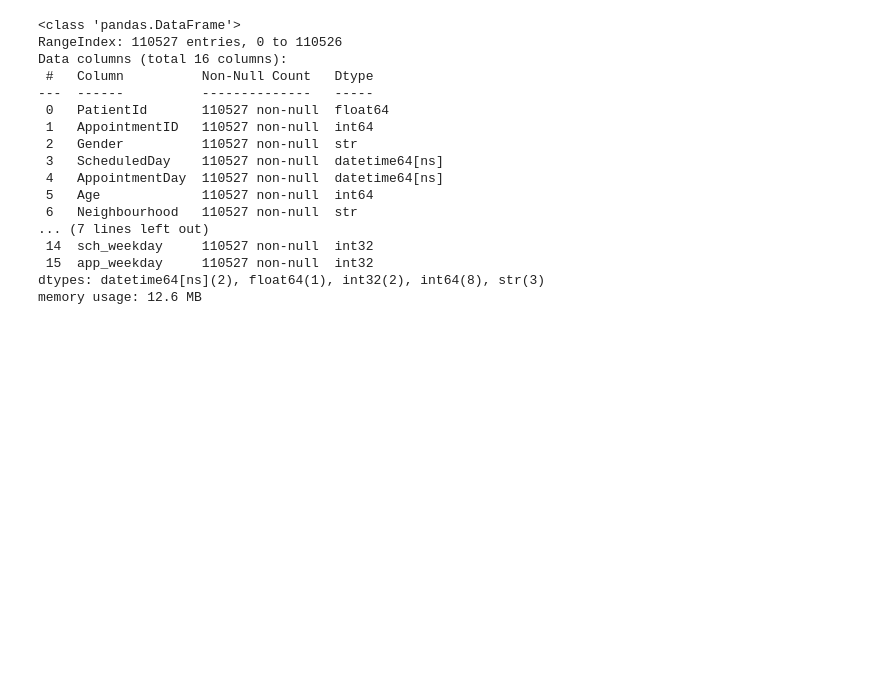
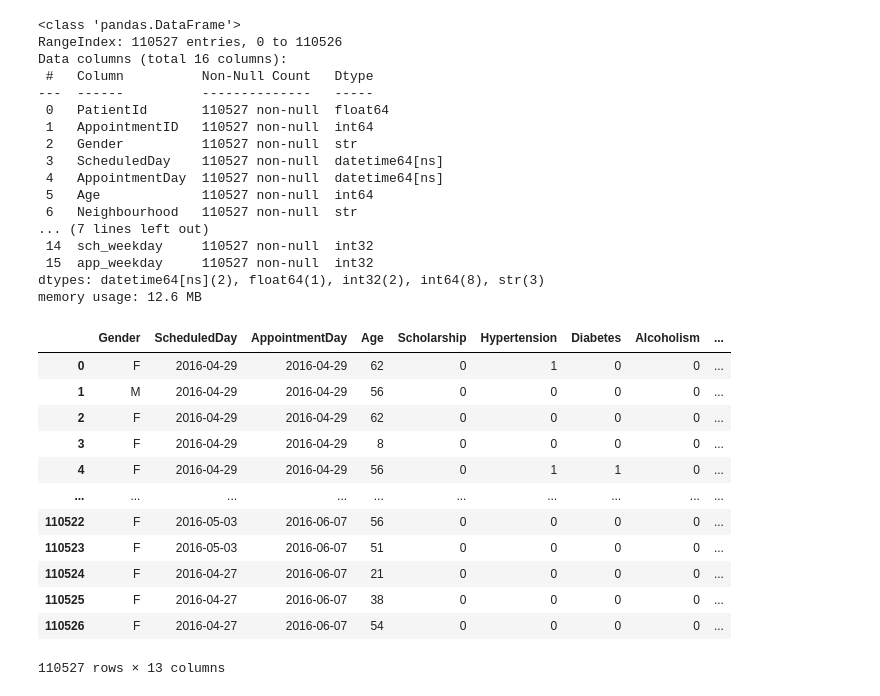
Before and after one commit to amandebnath/EDA-for-Healthcare, a Jupyter notebook: medical_appointments.ipynb, the cells around one changed output. Drawn from its saved outputs; the diff is of its cells as text; code cells hidden in the pictures; blank space fills up the shorter version.

```diff
--- a/medical_appointments.ipynb
+++ b/medical_appointments.ipynb
@@ -135,0 +139,16 @@ memory usage: 12.6 MB
+# %%
+df
+# %% [output]
+|  | Gender | ScheduledDay | AppointmentDay | Age | Scholarship | Hypertension | Diabetes | Alcoholism | ... |
+| 0 | F | 2016-04-29 | 2016-04-29 | 62 | 0 | 1 | 0 | 0 | ... |
+| 1 | M | 2016-04-29 | 2016-04-29 | 56 | 0 | 0 | 0 | 0 | ... |
+| 2 | F | 2016-04-29 | 2016-04-29 | 62 | 0 | 0 | 0 | 0 | ... |
+| 3 | F | 2016-04-29 | 2016-04-29 | 8 | 0 | 0 | 0 | 0 | ... |
+| 4 | F | 2016-04-29 | 2016-04-29 | 56 | 0 | 1 | 1 | 0 | ... |
+| ... | ... | ... | ... | ... | ... | ... | ... | ... | ... |
+| 110522 | F | 2016-05-03 | 2016-06-07 | 56 | 0 | 0 | 0 | 0 | ... |
+| 110523 | F | 2016-05-03 | 2016-06-07 | 51 | 0 | 0 | 0 | 0 | ... |
+| 110524 | F | 2016-04-27 | 2016-06-07 | 21 | 0 | 0 | 0 | 0 | ... |
+| 110525 | F | 2016-04-27 | 2016-06-07 | 38 | 0 | 0 | 0 | 0 | ... |
+| 110526 | F | 2016-04-27 | 2016-06-07 | 54 | 0 | 0 | 0 | 0 | ... |
+110527 rows × 13 columns
```
Also changed, not shown: parts of 4 cells of this notebook.
